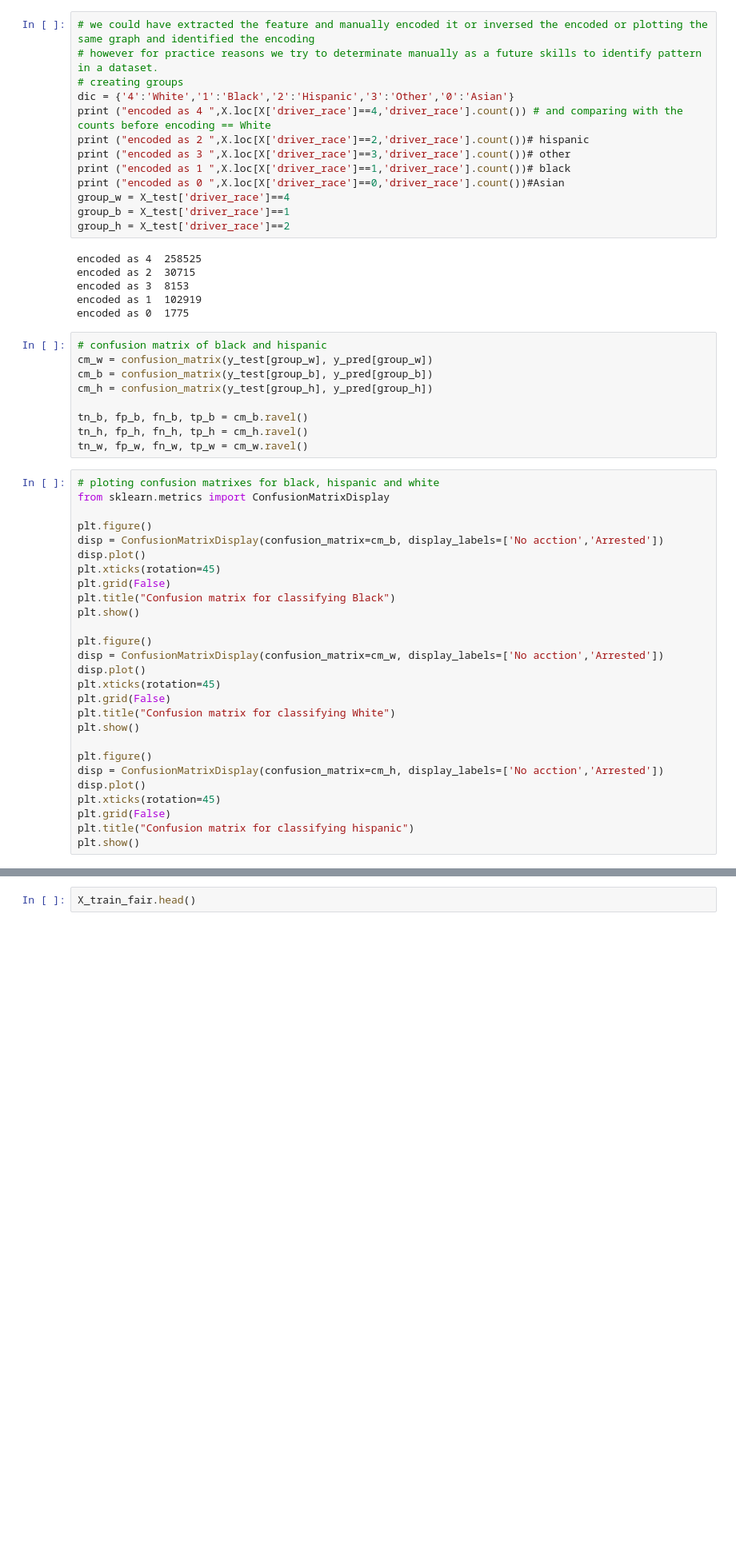
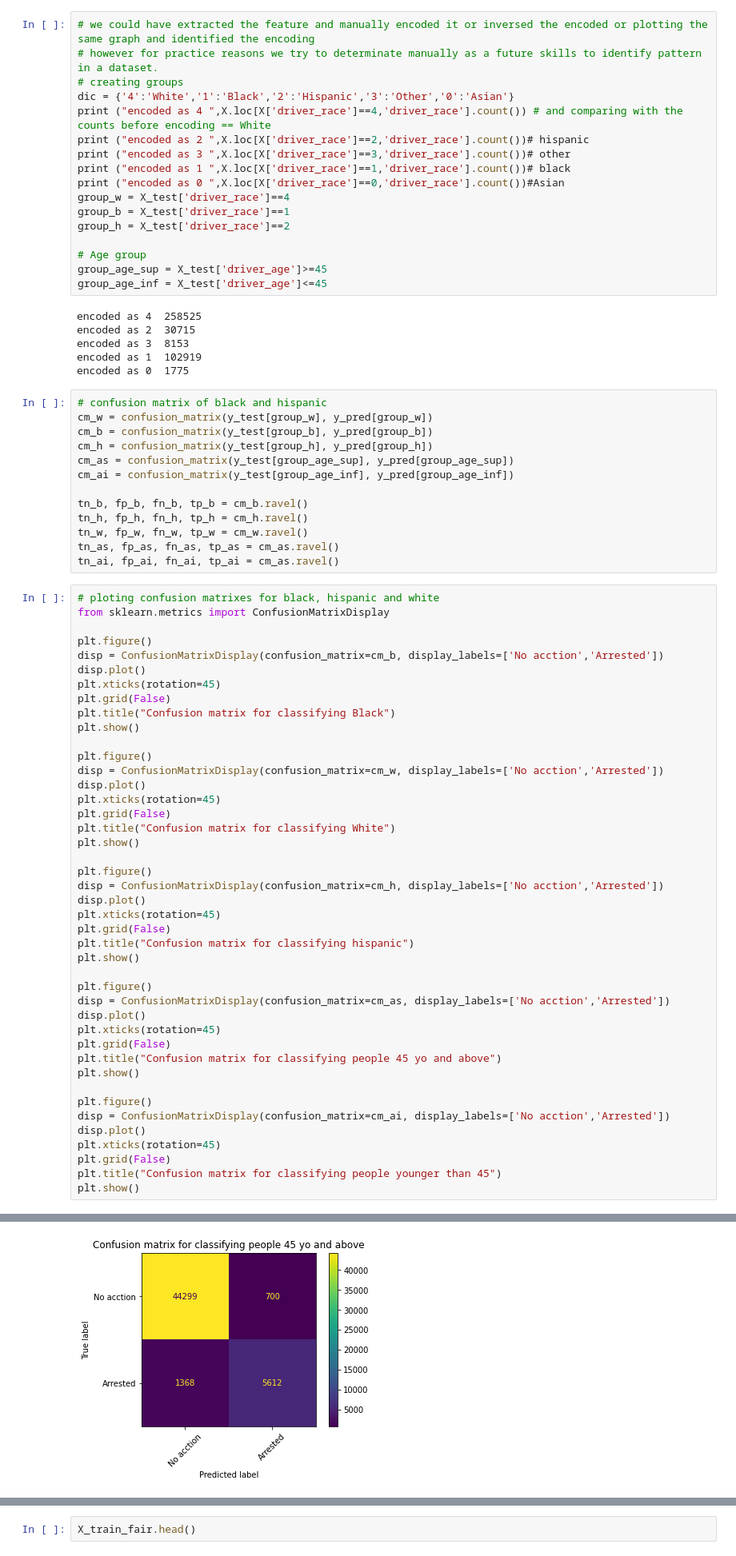
Before and after one commit to Heatdh/MIUG-Proj, a Jupyter notebook: src/main.ipynb, the cells around one changed output, grey strips where cells are left out. Shown at 80% size. Saved outputs shown, nothing was run; the diff lists cells and outputs as text; blank space fills up the shorter version.

```diff
--- a/src/main.ipynb
+++ b/src/main.ipynb
@@ -449,6 +457,10 @@ print ("encoded as 0 ",X.loc[X['driver_race']==0,'driver_race'].count())#Asian
 group_w = X_test['driver_race']==4
 group_b = X_test['driver_race']==1
 group_h = X_test['driver_race']==2
+
+# Age group
+group_age_sup = X_test['driver_age']>=45
+group_age_inf = X_test['driver_age']<=45
 # %% [output]
 encoded as 4  258525
 encoded as 2  30715
@@ -460,10 +472,14 @@ encoded as 0  1775
 cm_w = confusion_matrix(y_test[group_w], y_pred[group_w])
 cm_b = confusion_matrix(y_test[group_b], y_pred[group_b])
 cm_h = confusion_matrix(y_test[group_h], y_pred[group_h])
+cm_as = confusion_matrix(y_test[group_age_sup], y_pred[group_age_sup])
+cm_ai = confusion_matrix(y_test[group_age_inf], y_pred[group_age_inf])
 
 tn_b, fp_b, fn_b, tp_b = cm_b.ravel()
 tn_h, fp_h, fn_h, tp_h = cm_h.ravel()
 tn_w, fp_w, fn_w, tp_w = cm_w.ravel()
+tn_as, fp_as, fn_as, tp_as = cm_as.ravel()
+tn_ai, fp_ai, fn_ai, tp_ai = cm_as.ravel()
 # %%
 # ploting confusion matrixes for black, hispanic and white
 from sklearn.metrics import ConfusionMatrixDisplay
@@ -491,6 +507,22 @@ plt.xticks(rotation=45)
 plt.grid(False)
 plt.title("Confusion matrix for classifying hispanic")
 plt.show()
+
+plt.figure()
+disp = ConfusionMatrixDisplay(confusion_matrix=cm_as, display_labels=['No acction','Arrested'])
+disp.plot()
+plt.xticks(rotation=45)
+plt.grid(False)
+plt.title("Confusion matrix for classifying people 45 yo and above")
+plt.show()
+
+plt.figure()
+disp = ConfusionMatrixDisplay(confusion_matrix=cm_ai, display_labels=['No acction','Arrested'])
+disp.plot()
+plt.xticks(rotation=45)
+plt.grid(False)
+plt.title("Confusion matrix for classifying people younger than 45")
+plt.show()
 # %% [output]
 <Figure size 432x288 with 0 Axes>
 [figure]
@@ -500,0 +534 @@ plt.show()
+[figure, added]
```
Also changed, not shown: parts of 19 cells of this notebook.
